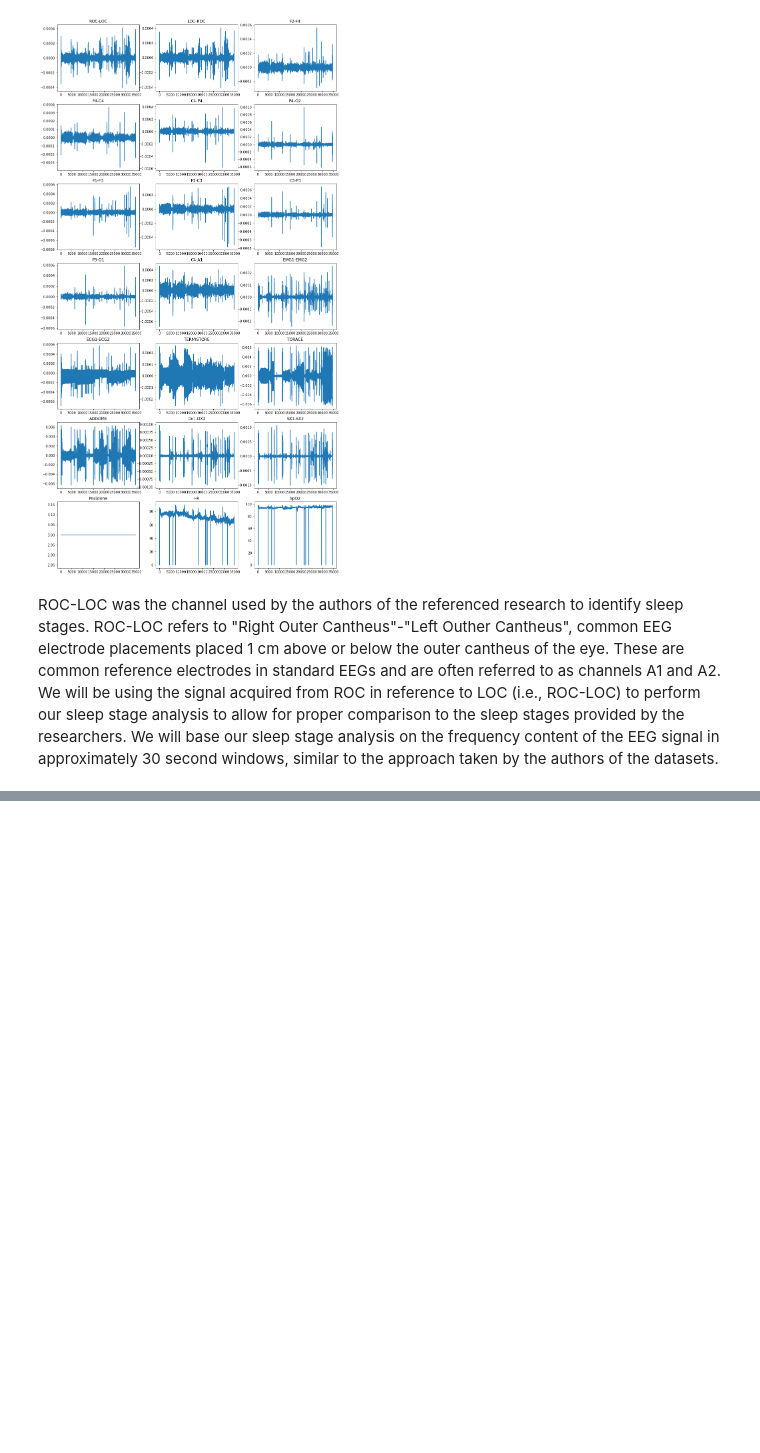
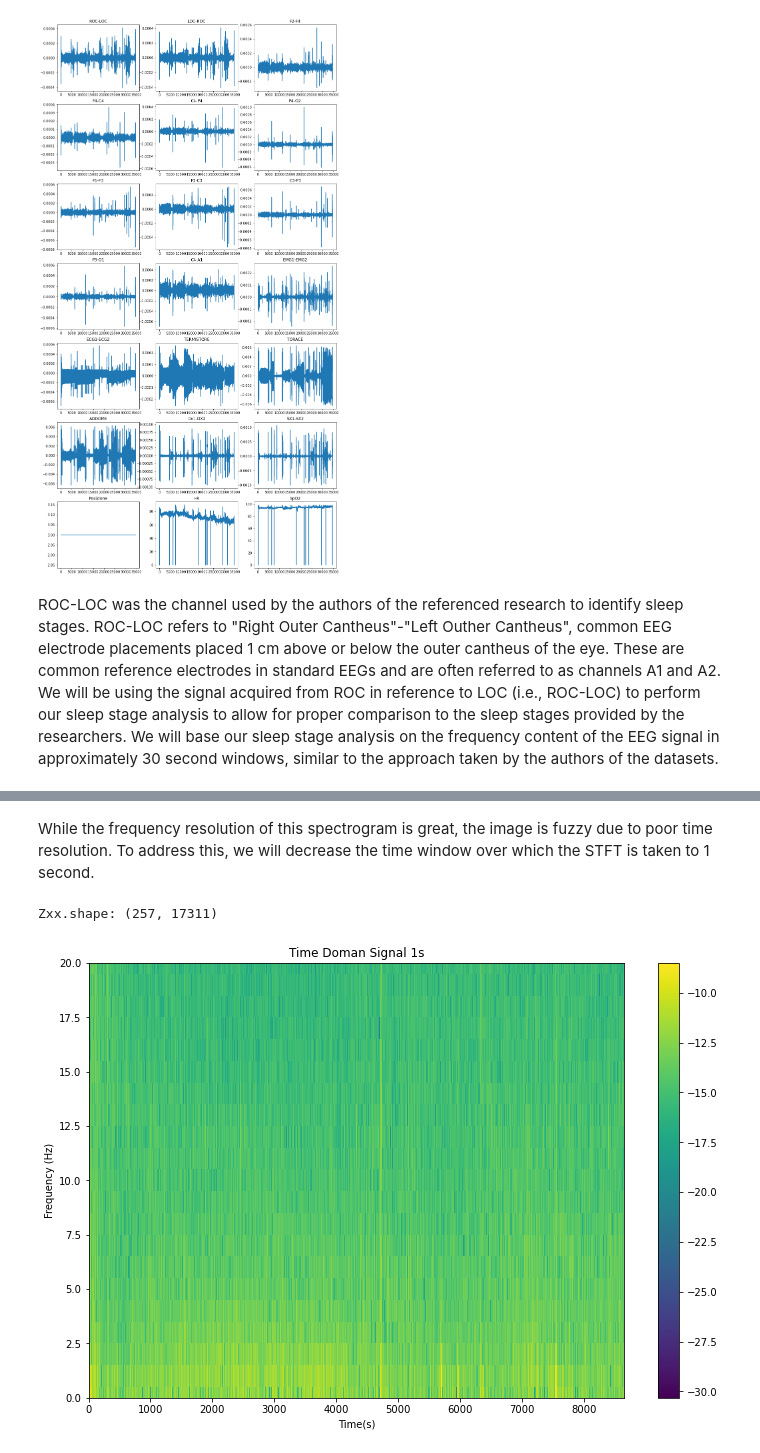
Before and after one commit to braden2447/BME671-Final-Project, a Jupyter notebook: test.ipynb, the cells around one changed output, grey strips where cells are left out. Cells and saved outputs as stored; diff of their text form; code cells hidden in the pictures; blank space fills up the shorter version.

```diff
--- a/test.ipynb
+++ b/test.ipynb
@@ -128,0 +156,21 @@ FTplot(df_new['fvec'].values, df_new['FT'].values)
+# %% [markdown]
+While the frequency resolution of this spectrogram is great, the image is fuzzy due to poor time resolution. To address this, we will decrease the time window over which the STFT is taken to 1 second.
+# %%
+# STFT of our EEG data using smaller windows for better time resolution, sacrificing freq resolution
+fs = 512
+duration = 1
+nperseg = fs*duration
+f, t, Zxx = signal.stft(eeg_signalhalf, fs, nperseg=nperseg, nfft=None)
+print('Zxx.shape:', Zxx.shape)
+
+plt.rcParams['figure.figsize'] = [12,8]
+plt.pcolormesh(t, f, np.log(abs(Zxx)))
+plt.title('Time Domain Signal {}s'.format(duration));
+plt.xlabel('Time(s)')
+plt.ylabel('Frequency (Hz)')
+plt.ylim(0,20)
+plt.colorbar()
+plt.show()
+# %% [output]
+Zxx.shape: (257, 17311)
+[figure, added]
```
Also changed, not shown: parts of 20 cells of this notebook.
